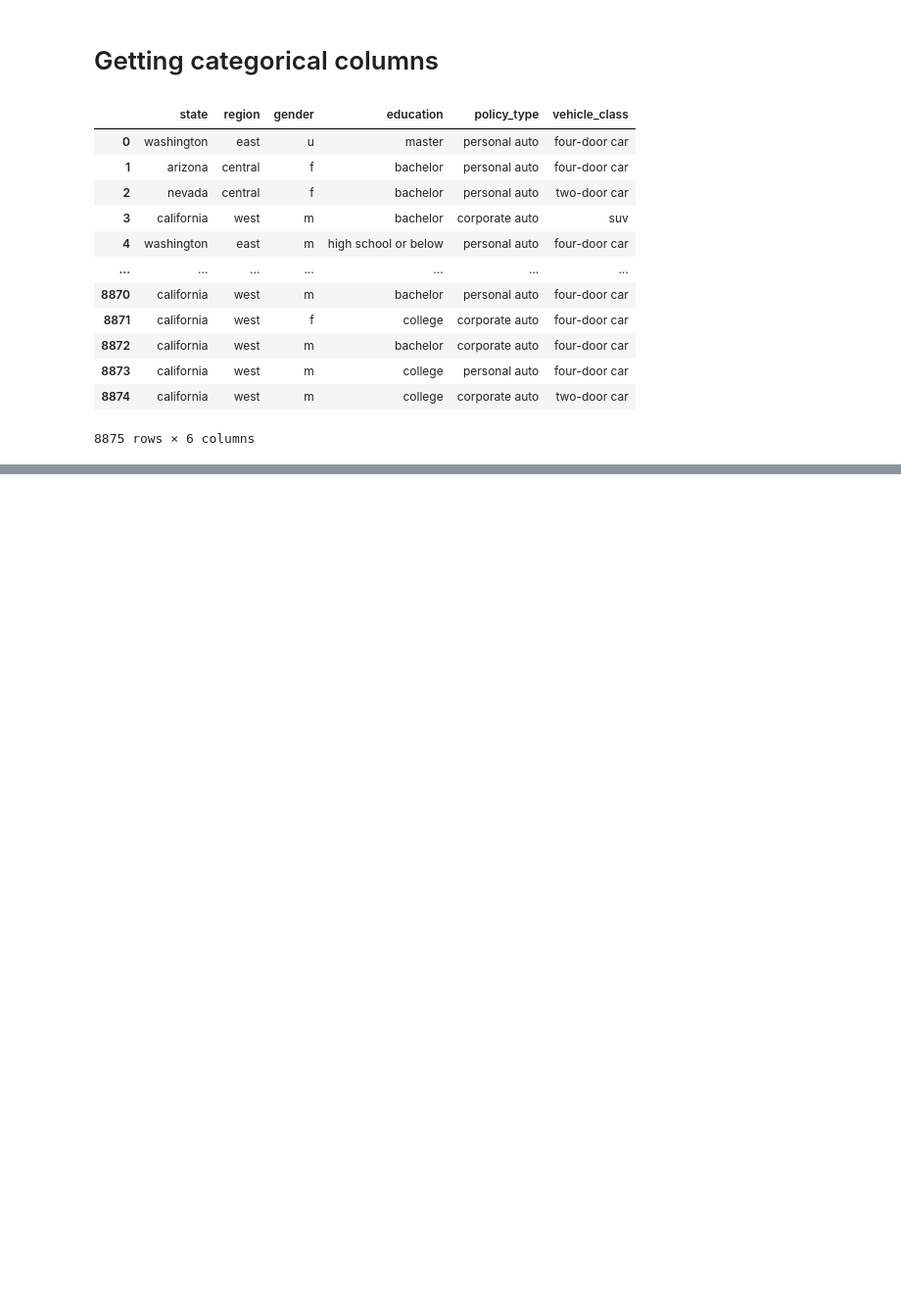
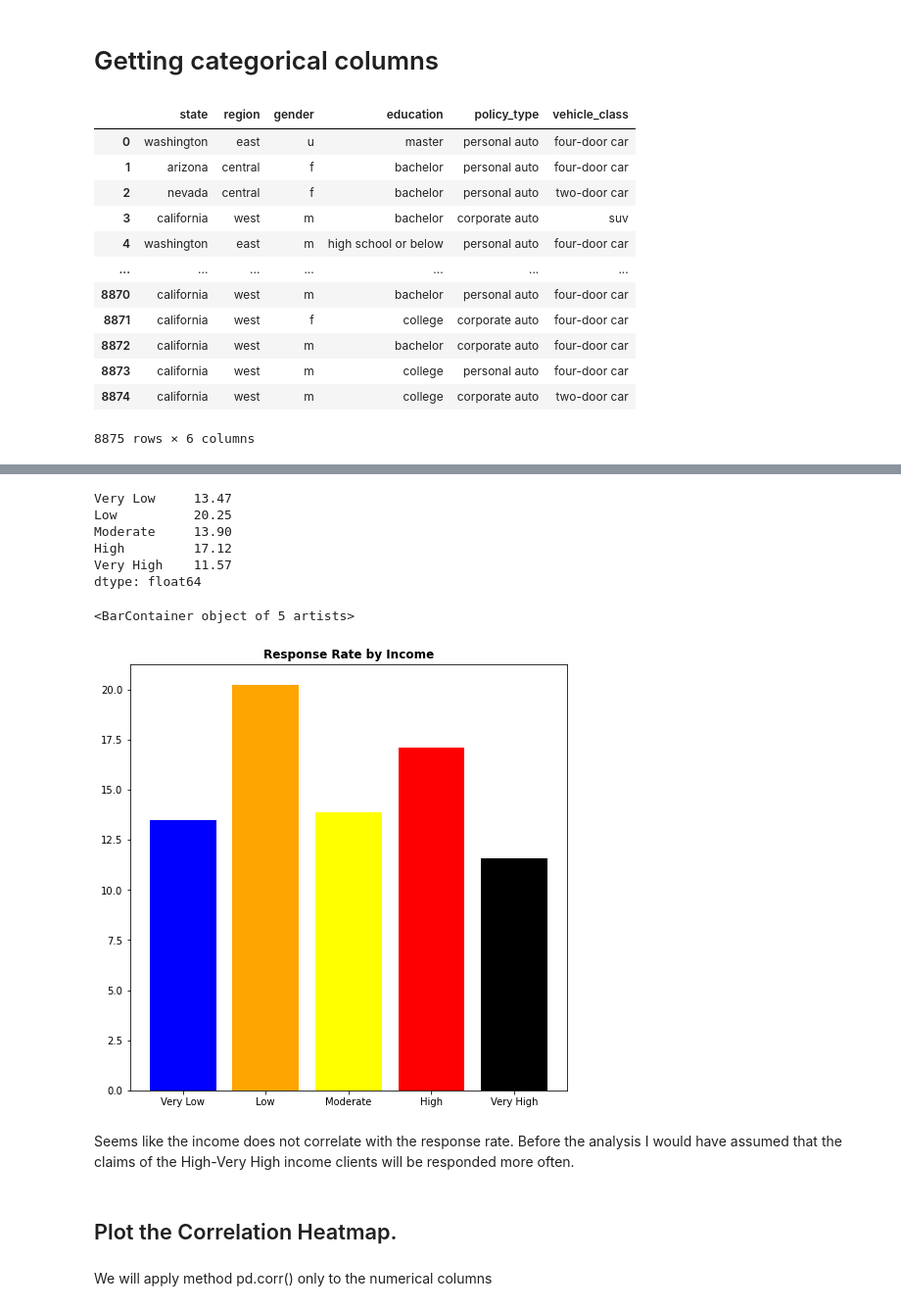
Before and after one commit to NHer0/IronEnrique, a Jupyter notebook: Customer_Analysis_Case_Study/Customer_Analysis_Case_Study.ipynb, the cells around one changed output, grey strips where cells are left out. Shown at 98% size. Drawn from its saved outputs; the diff is of its cells as text; code cells hidden in the pictures; blank space fills up the shorter version.

```diff
--- a/Customer_Analysis_Case_Study/Customer_Analysis_Case_Study.ipynb
+++ b/Customer_Analysis_Case_Study/Customer_Analysis_Case_Study.ipynb
@@ -533,0 +710,3 @@ ca_df_standarized.select_dtypes("object")
+# %%
+income_labels = ['Very Low', 'Low', 'Moderate', 'High', 'Very High']
+ca_c_df['Income_binned'] = pd.cut(ca_c_df['Income'],5, labels=income_labels)
@@ -533,0 +723,29 @@ ca_df_standarized.select_dtypes("object")
+# %%
+response_income_rate = variable_rate_vs(ca_c_df, "Response", "Income_binned")
+# %%
+response_income_rate
+# %% [output]
+Very Low     13.47
+Low          20.25
+Moderate     13.90
+High         17.12
+Very High    11.57
+dtype: float64
+# %%
+# create figure and axes
+fig3, ax3 = plt.subplots(figsize = (8,8))
+
+# set title
+ax3.set_title('Response Rate by Income', fontweight='bold')
+
+# plot the bar chart
+ax3.bar(response_income_rate.index, response_income_rate, color=('blue','orange', 'yellow', "red", "black"))
+# %% [output]
+<BarContainer object of 5 artists>
+[figure, added]
+# %% [markdown]
+Seems like the income does not correlate with the response rate. Before the analysis I would have assumed that the claims of the High-Very High income clients will be responded more often.
+# %% [markdown]
+## Plot the Correlation Heatmap.
+# %% [markdown]
+We will apply method pd.corr() only to the numerical columns
```
Also changed, not shown: parts of 41 cells of this notebook.
